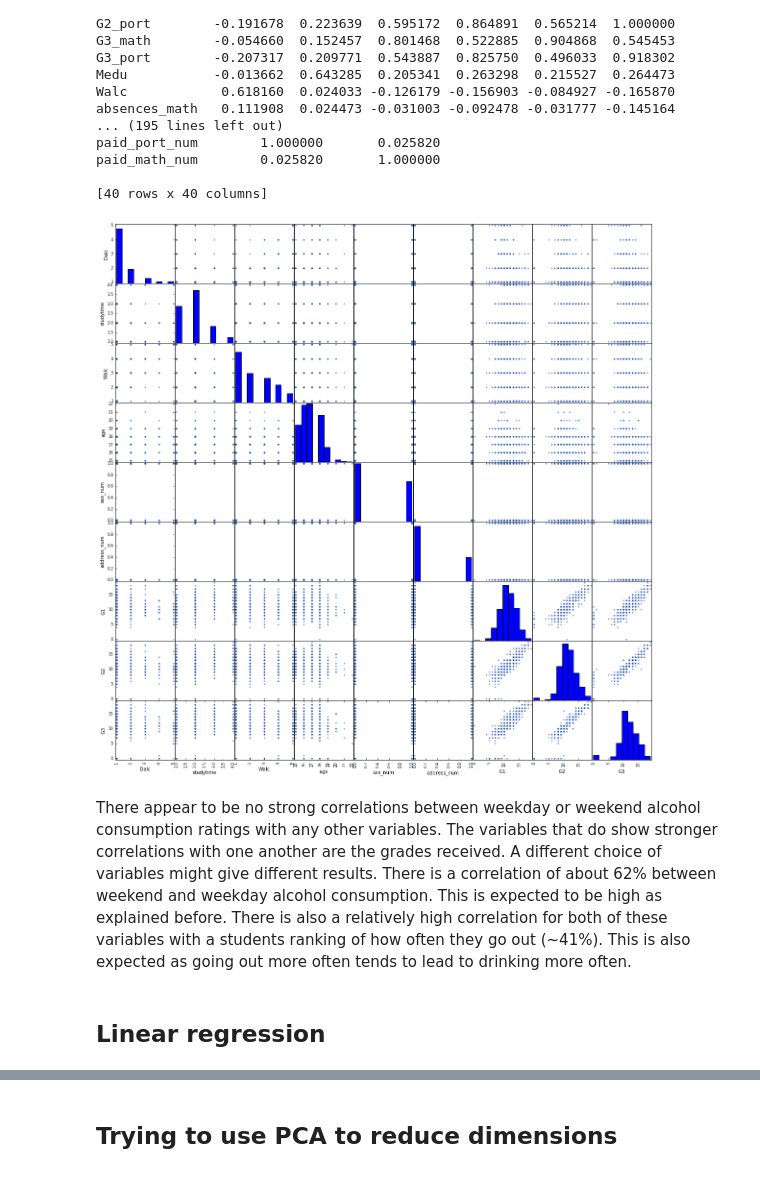
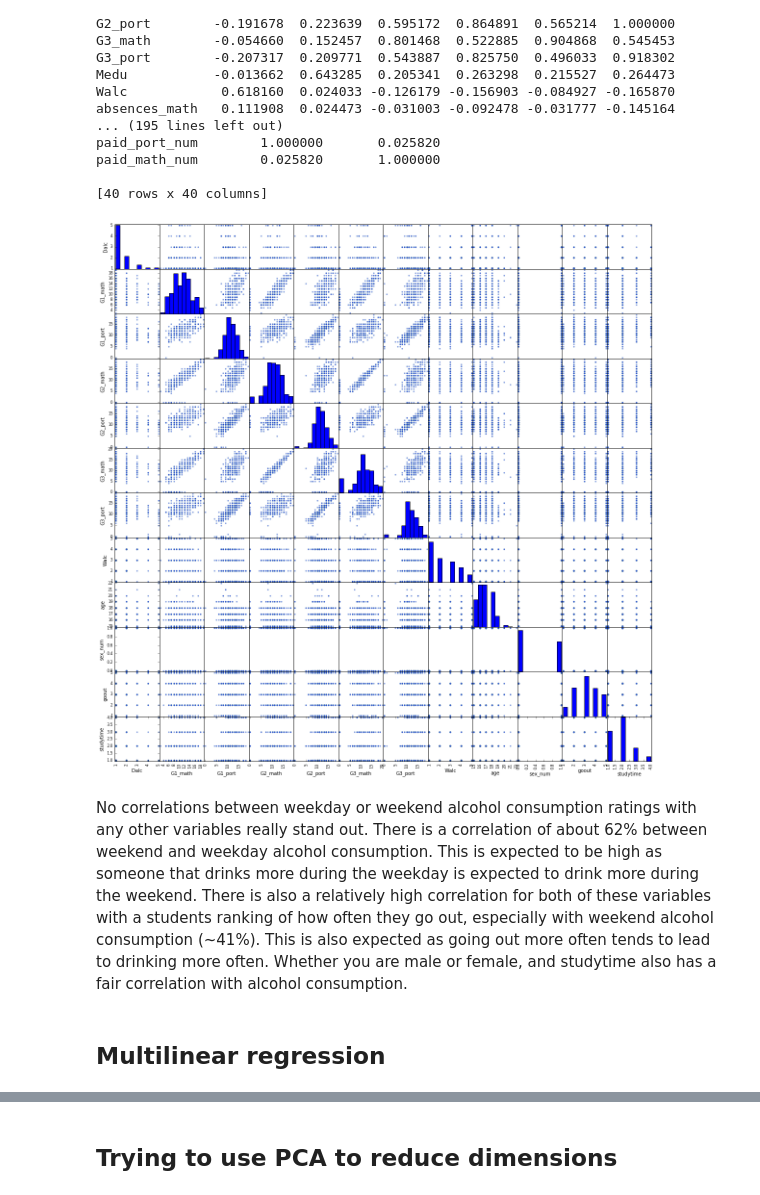
Before and after one commit to fagan2888/DataSci_Final_Project, a Jupyter notebook: Exploratory/PreliminaryExploration.ipynb, the cells around one changed output, grey strips where cells are left out. Saved outputs shown, nothing was run; the diff lists cells and outputs as text; code cells hidden in the pictures.

```diff
--- a/Exploratory/PreliminaryExploration.ipynb
+++ b/Exploratory/PreliminaryExploration.ipynb
@@ -161,18 +155,16 @@ paid_math_num        0.025820       1.000000
 [40 rows x 40 columns]
 # %%
 #looking for correlations
-# scatter_columns = ['Dalc', 'G1_math', 'G1_port', 'G2_math','G2_port', 'G3_math',
-#                   'G3_port', 'Walc','age', 'sex_num','address_num']
-
-scatter_columns = ['Dalc', 'studytime', 'Walc','age', 'sex_num','address_num','G1','G2','G3']
+scatter_columns = ['Dalc', 'G1_math', 'G1_port', 'G2_math','G2_port', 'G3_math',
+                  'G3_port', 'Walc','age', 'sex_num','goout','studytime']
 
 pd.scatter_matrix(
     Cleaned_data[scatter_columns],
     figsize=(20, 20), diagonal='hist', color="#4682B4");
 # %% [output]
-[figure, old version]
+[figure, new version]
 # %% [markdown]
-There appear to be no strong correlations between weekday or weekend alcohol consumption ratings with any other variables. The variables that do show stronger correlations with one another are the grades received. A different choice of variables might give different results. There is a correlation of about 62% between weekend and weekday alcohol consumption. This is expected to be high as explained before. There is also a relatively high correlation for both of these variables with a students ranking of how often they go out (~41%). This is also expected as going out more often tends to lead to drinking more often.
+No correlations between weekday or weekend alcohol consumption ratings with any other variables really stand out. There is a correlation of about 62% between weekend and weekday alcohol consumption. This is expected to be high as someone that drinks more during the weekday is expected to drink more during the weekend. There is also a relatively high correlation for both of these variables with a students ranking of how often they go out, especially with weekend alcohol consumption (~41%). This is also expected as going out more often tends to lead to drinking more often. Whether you are male or female, and studytime also has a fair correlation with alcohol consumption.
 # %% [markdown]
-## Linear regression
+## Multilinear regression
 # %%
```
Also changed, not shown: parts of 8 cells of this notebook.
